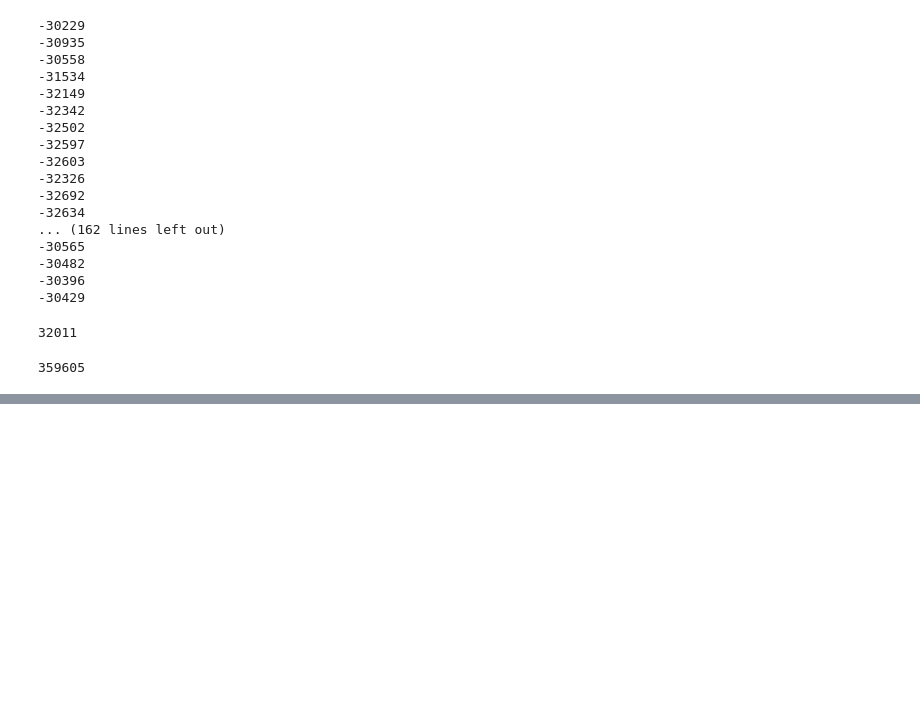
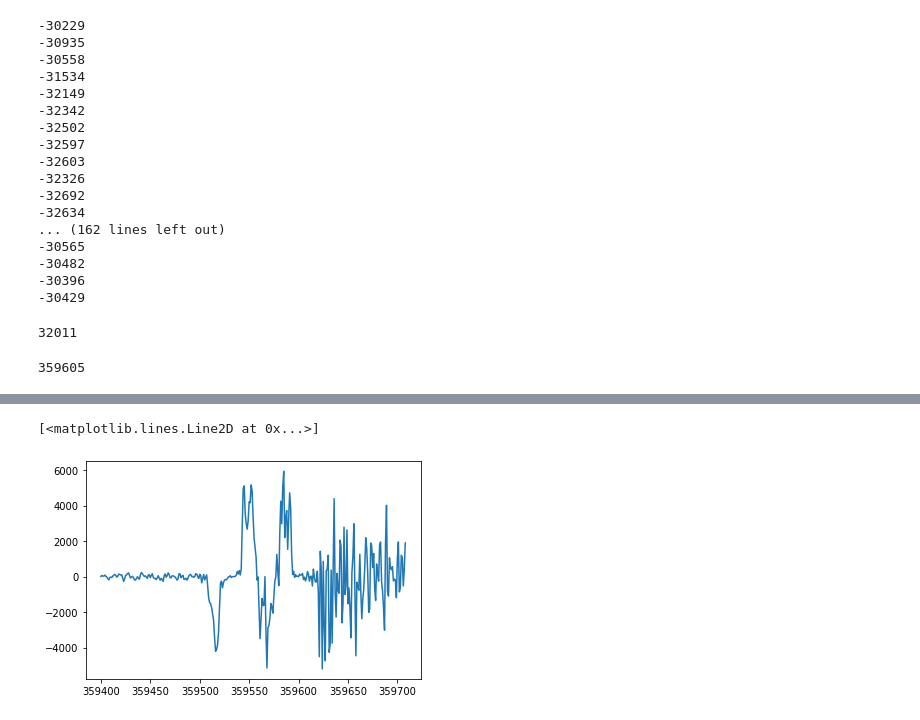
Before and after one commit to garfield-gray/Pro, a Jupyter notebook: noisydatafitting.ipynb, the cells around one changed output, grey strips where cells are left out. Cells and saved outputs as stored; diff of their text form; code cells hidden in the pictures; blank space fills up the shorter version.

```diff
--- a/noisydatafitting.ipynb
+++ b/noisydatafitting.ipynb
@@ -222,0 +252,6 @@ rawdata.argmax()
+# %%
+domain = np.arange(359400, 359709)
+plt.plot(domain, rawdataPrime[domain])
+# %% [output]
+[<matplotlib.lines.Line2D at 0x...>]
+[figure, added]
```
Also changed, not shown: parts of 24 cells of this notebook.
